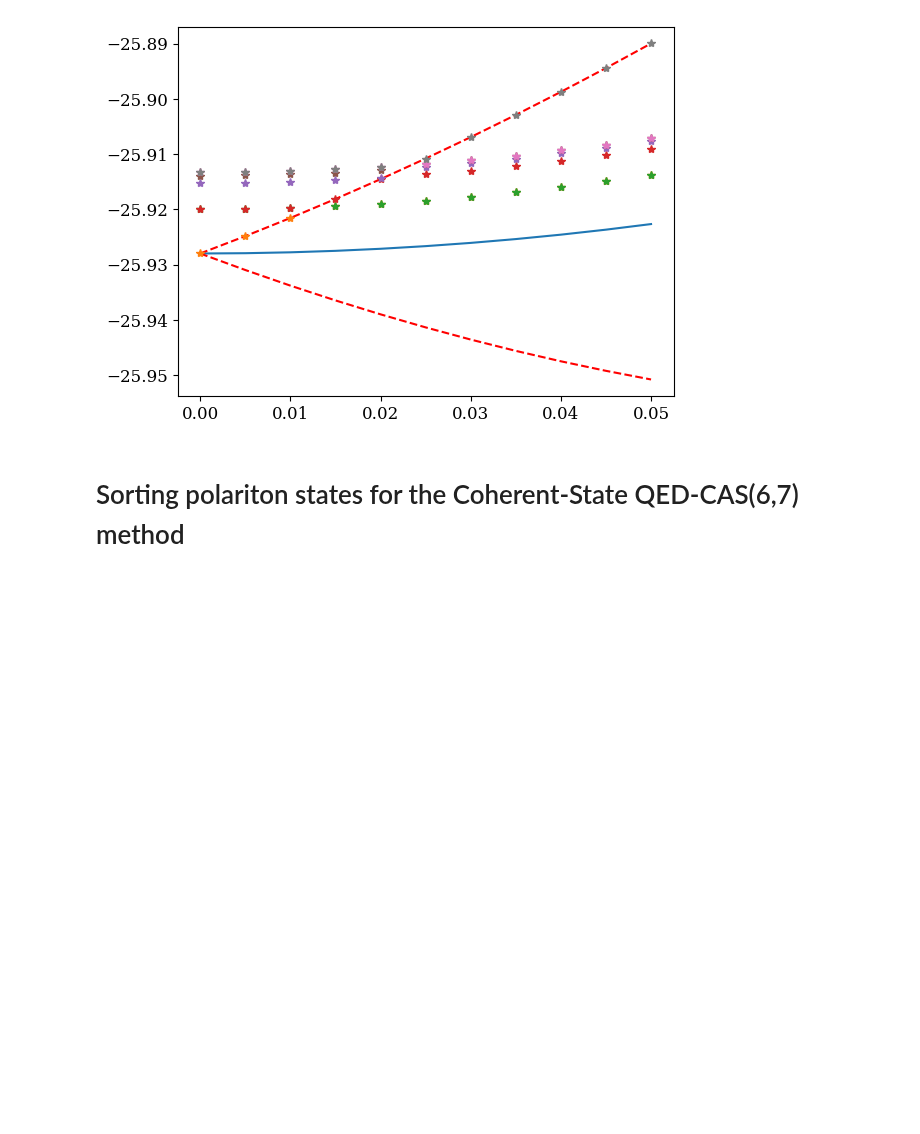
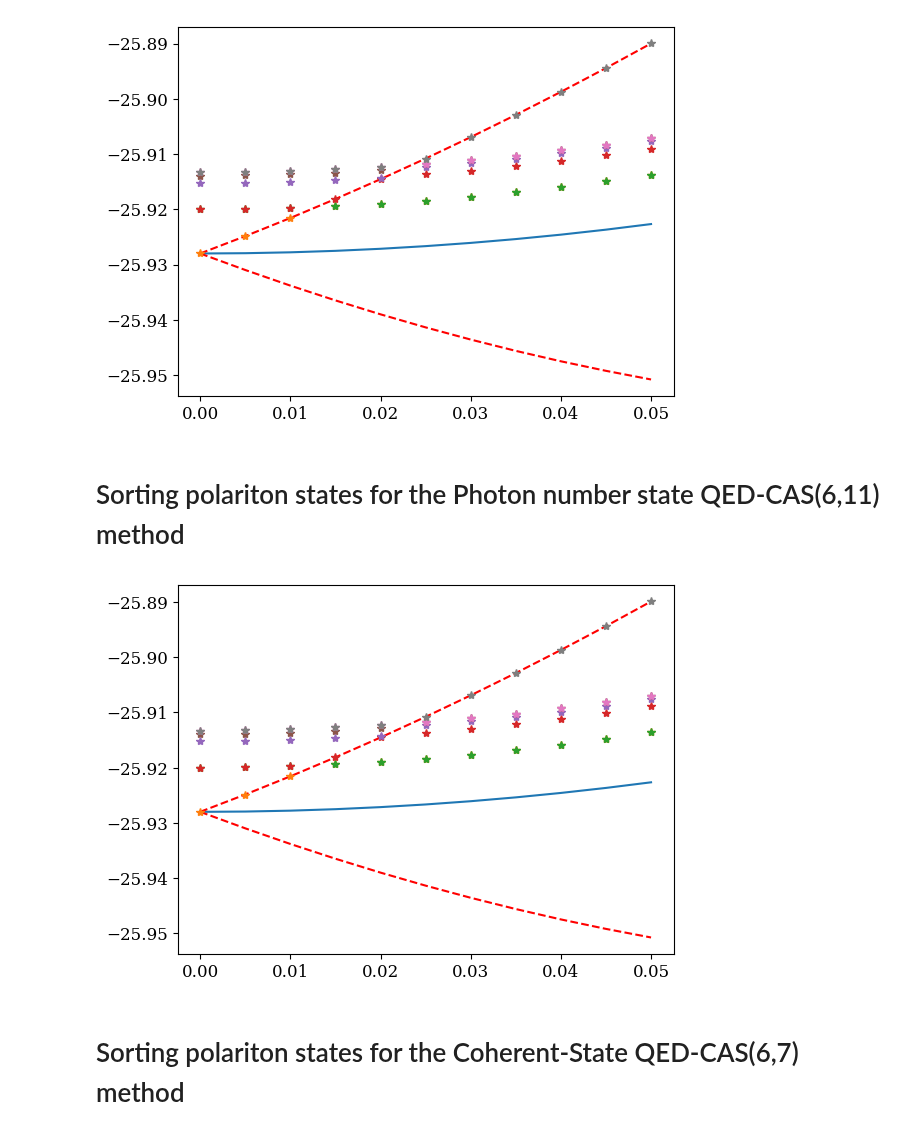
Before and after one commit to boss-bee/data_repository, a Jupyter notebook: json_scripts/BH3_json_reader.ipynb, the cells around one changed output. Drawn from its saved outputs; the diff is of its cells as text; code cells hidden in the pictures; blank space fills up the shorter version.

```diff
--- a/json_scripts/BH3_json_reader.ipynb
+++ b/json_scripts/BH3_json_reader.ipynb
@@ -107,6 +141,29 @@ plt.plot(l_data[:,1], cas_6_11_energy[:,17], "*")
 plt.show()
 # %% [output]
 [figure]
+# %% [markdown]
+# Sorting polariton states for the Photon number state QED-CAS(6,11) method
+# %%
+lp_pn_6_11 = np.copy(pn_6_11_energy[:,10])
+#lp_pn_6_11[9:] = np.copy(pn_6_11_energy[9:,9])
+up_pn_6_11 = np.copy(pn_6_11_energy[:,11])
+up_pn_6_11[3:] = np.copy(pn_6_11_energy[3:,13])
+#up_pn_6_11[4:] = np.copy(pn_6_11_energy[4:,16])
+up_pn_6_11[5:] = np.copy(pn_6_11_energy[5:,17])
+
+plt.plot(l_data[:,1], pn_6_11_energy[:,0]+omega_6_11)
+plt.plot(l_data[:,1], lp_pn_6_11, 'r--')
+plt.plot(l_data[:,1], up_pn_6_11, 'r--')
+plt.plot(l_data[:,1], pn_6_11_energy[:,11], "*")
+plt.plot(l_data[:,1], pn_6_11_energy[:,12], "*")
+plt.plot(l_data[:,1], pn_6_11_energy[:,13], "*")
+plt.plot(l_data[:,1], pn_6_11_energy[:,14], "*")
+plt.plot(l_data[:,1], pn_6_11_energy[:,15], "*")
+plt.plot(l_data[:,1], pn_6_11_energy[:,16], "*")
+plt.plot(l_data[:,1], pn_6_11_energy[:,17], "*")
+plt.show()
+# %% [output]
+[figure, added]
 # %% [markdown]
 # Sorting polariton states for the Coherent-State QED-CAS(6,7) method
 # %%
```
Also changed, not shown: parts of 7 cells of this notebook, 52 other files.
